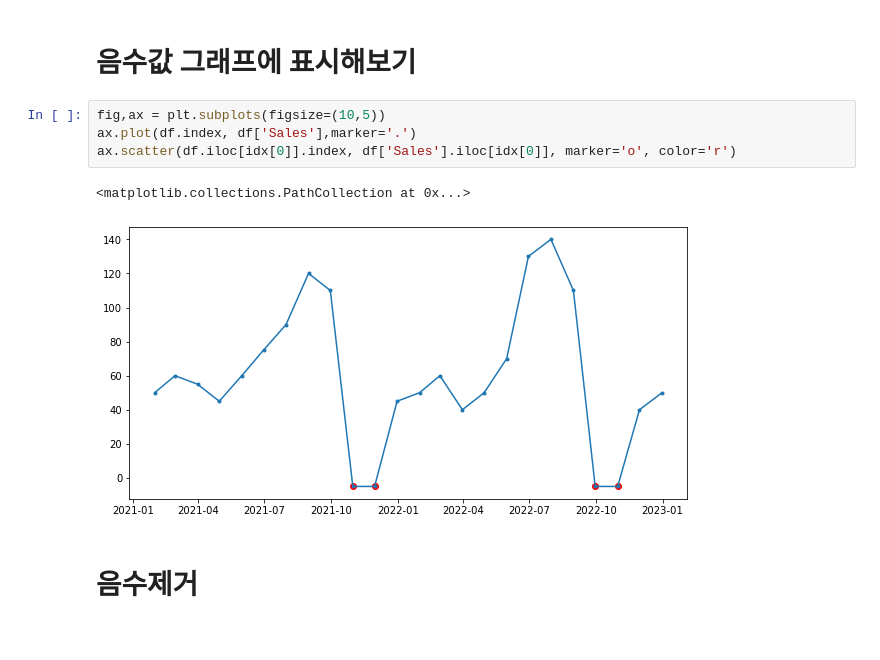
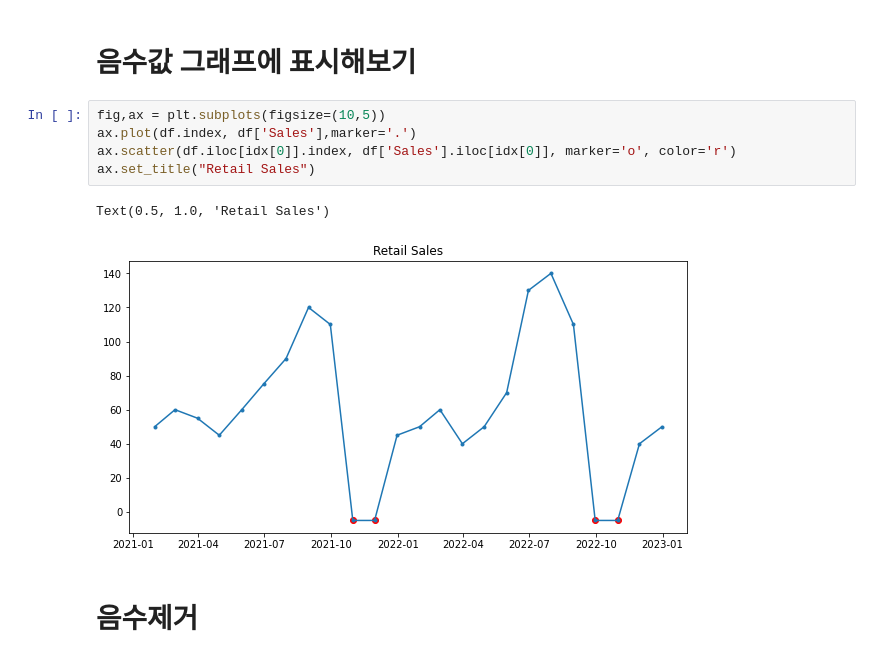
Before and after one commit to 21ckwj/Data-Analysis, a Jupyter notebook: blog용/[pandas] 데이터 음수값 없애기.ipynb, the cells around one changed output. Cells and saved outputs as stored; diff of their text form.

```diff
--- a/blog용/[pandas] 데이터 음수값 없애기.ipynb
+++ b/blog용/[pandas] 데이터 음수값 없애기.ipynb
@@ -76,10 +76,11 @@ df['Sales'].iloc[idx[0][0]]
 # %%
 fig,ax = plt.subplots(figsize=(10,5))
 ax.plot(df.index, df['Sales'],marker='.')
 ax.scatter(df.iloc[idx[0]].index, df['Sales'].iloc[idx[0]], marker='o', color='r')
+ax.set_title("Retail Sales")
 # %% [output]
-<matplotlib.collections.PathCollection at 0x...>
+Text(0.5, 1.0, 'Retail Sales')
-[figure, old version]
+[figure, new version]
 # %% [markdown]
 # 음수제거
 # %%
```
Also changed, not shown: parts of 2 cells of this notebook, 1 other file.
